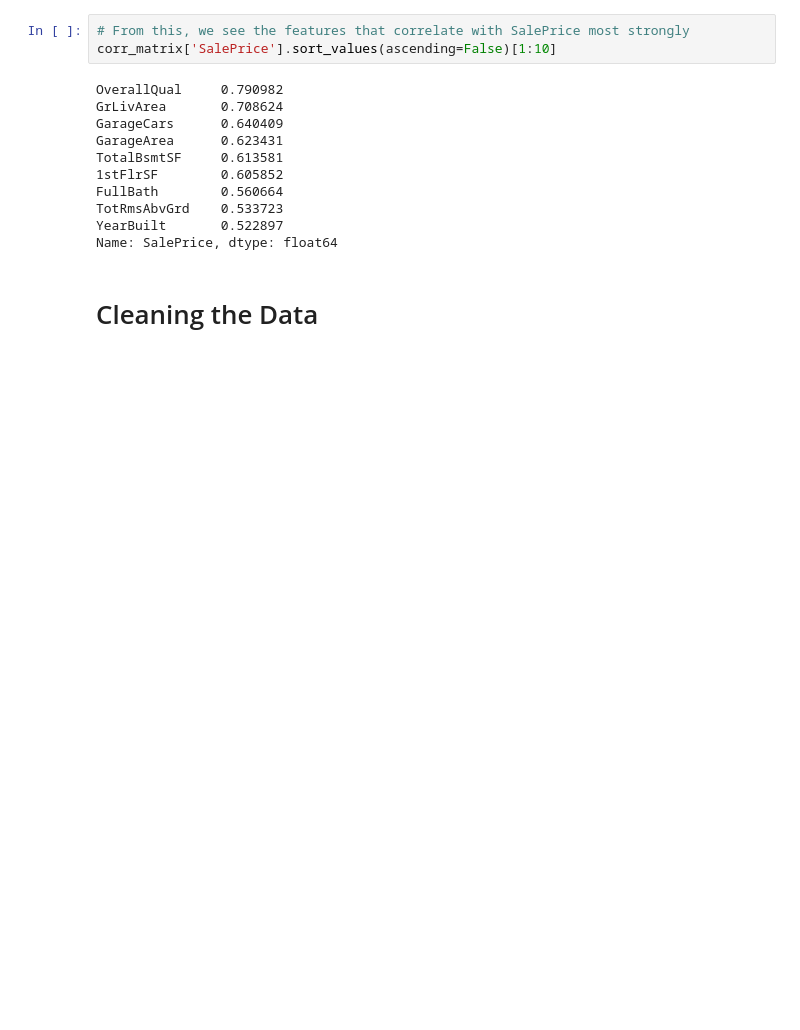
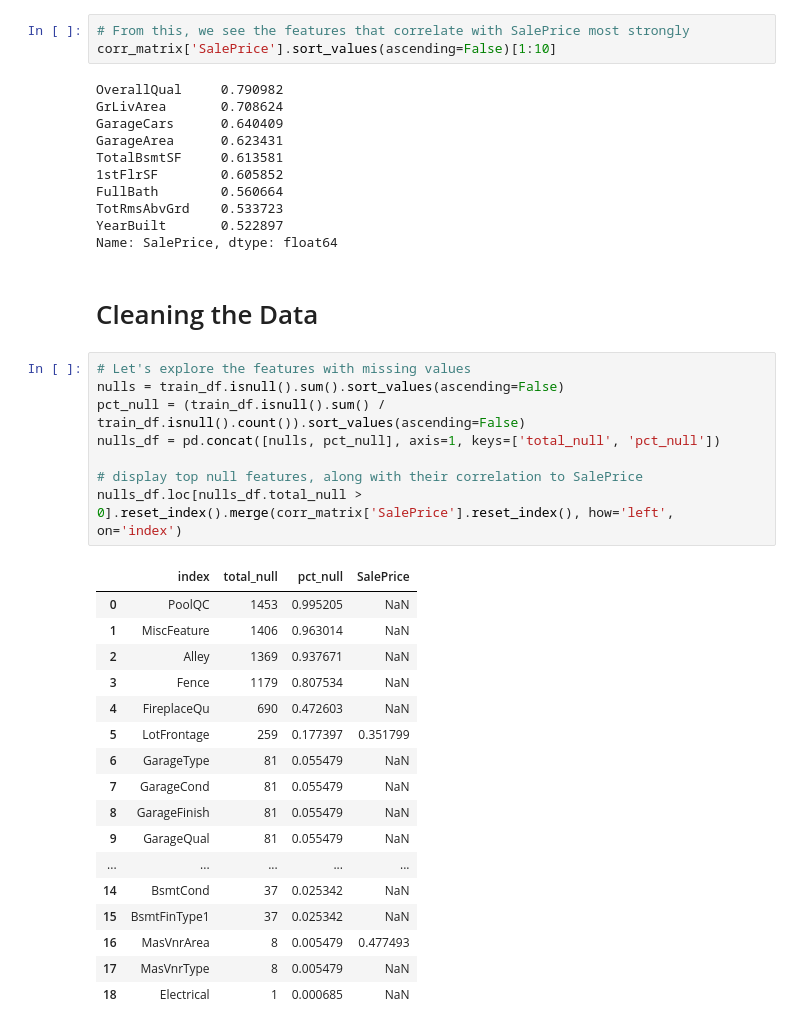
Before and after one commit to dtaylor072/housing-prices, a Jupyter notebook: price_prediction.ipynb, the cells around one changed output. Drawn from its saved outputs; the diff is of its cells as text; blank space fills up the shorter version.

```diff
--- a/price_prediction.ipynb
+++ b/price_prediction.ipynb
@@ -113,3 +124,29 @@ YearBuilt       0.522897
 Name: SalePrice, dtype: float64
 # %% [markdown]
 # Cleaning the Data
+# %%
+# Let's explore the features with missing values
+nulls = train_df.isnull().sum().sort_values(ascending=False)
+pct_null = (train_df.isnull().sum() / train_df.isnull().count()).sort_values(ascending=False)
+nulls_df = pd.concat([nulls, pct_null], axis=1, keys=['total_null', 'pct_null'])
+
+# display top null features, along with their correlation to SalePrice
+nulls_df.loc[nulls_df.total_null > 0].reset_index().merge(corr_matrix['SalePrice'].reset_index(), how='left', on='index')
+# %% [output]
+|  | index | total_null | pct_null | SalePrice |
+| 0 | PoolQC | 1453 | 0.995205 | NaN |
+| 1 | MiscFeature | 1406 | 0.963014 | NaN |
+| 2 | Alley | 1369 | 0.937671 | NaN |
+| 3 | Fence | 1179 | 0.807534 | NaN |
+| 4 | FireplaceQu | 690 | 0.472603 | NaN |
+| 5 | LotFrontage | 259 | 0.177397 | 0.351799 |
+| 6 | GarageType | 81 | 0.055479 | NaN |
+| 7 | GarageCond | 81 | 0.055479 | NaN |
+| 8 | GarageFinish | 81 | 0.055479 | NaN |
+| 9 | GarageQual | 81 | 0.055479 | NaN |
+| ... | ... | ... | ... | ... |
+| 14 | BsmtCond | 37 | 0.025342 | NaN |
+| 15 | BsmtFinType1 | 37 | 0.025342 | NaN |
+| 16 | MasVnrArea | 8 | 0.005479 | 0.477493 |
+| 17 | MasVnrType | 8 | 0.005479 | NaN |
+| 18 | Electrical | 1 | 0.000685 | NaN |
```
Also changed, not shown: parts of 24 cells of this notebook.
